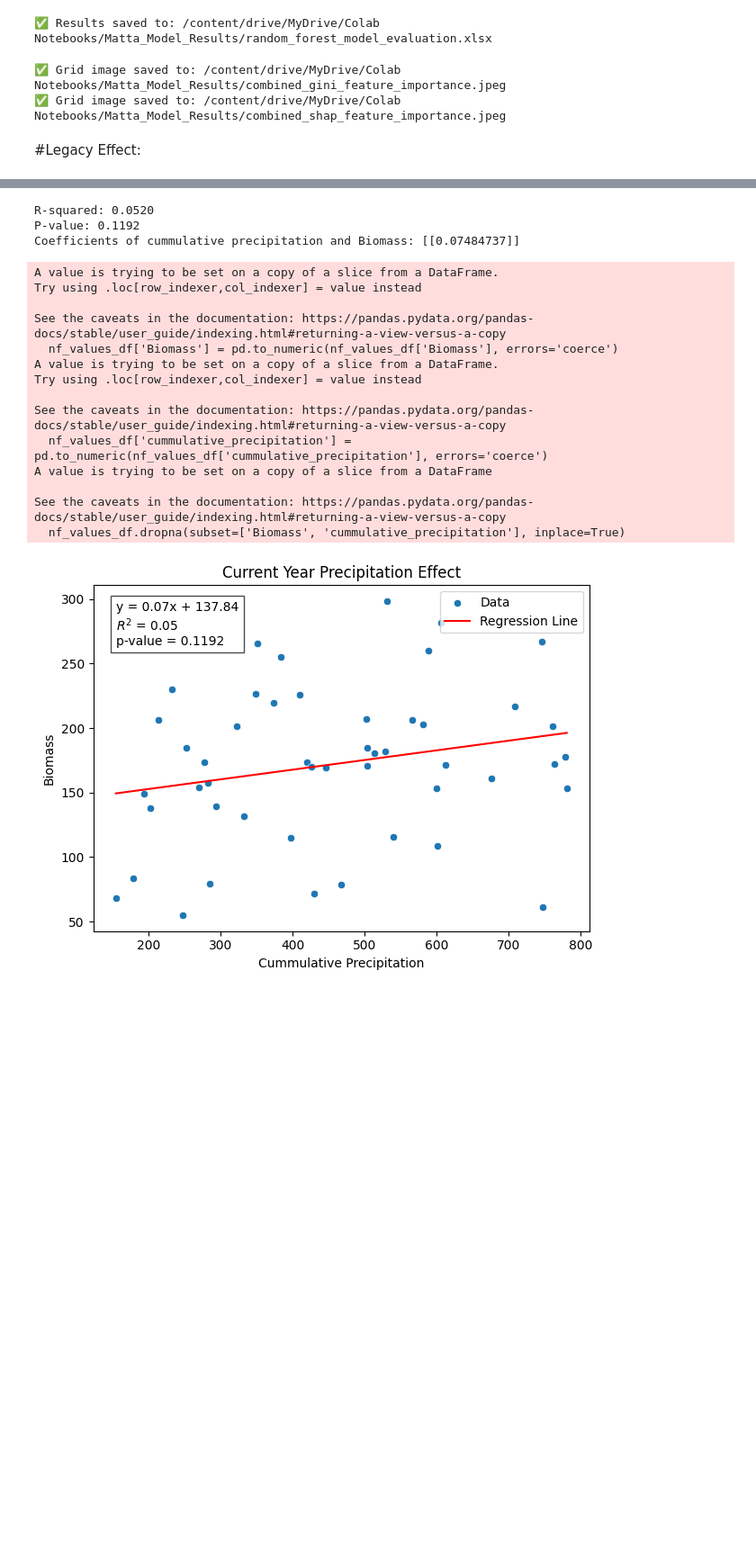
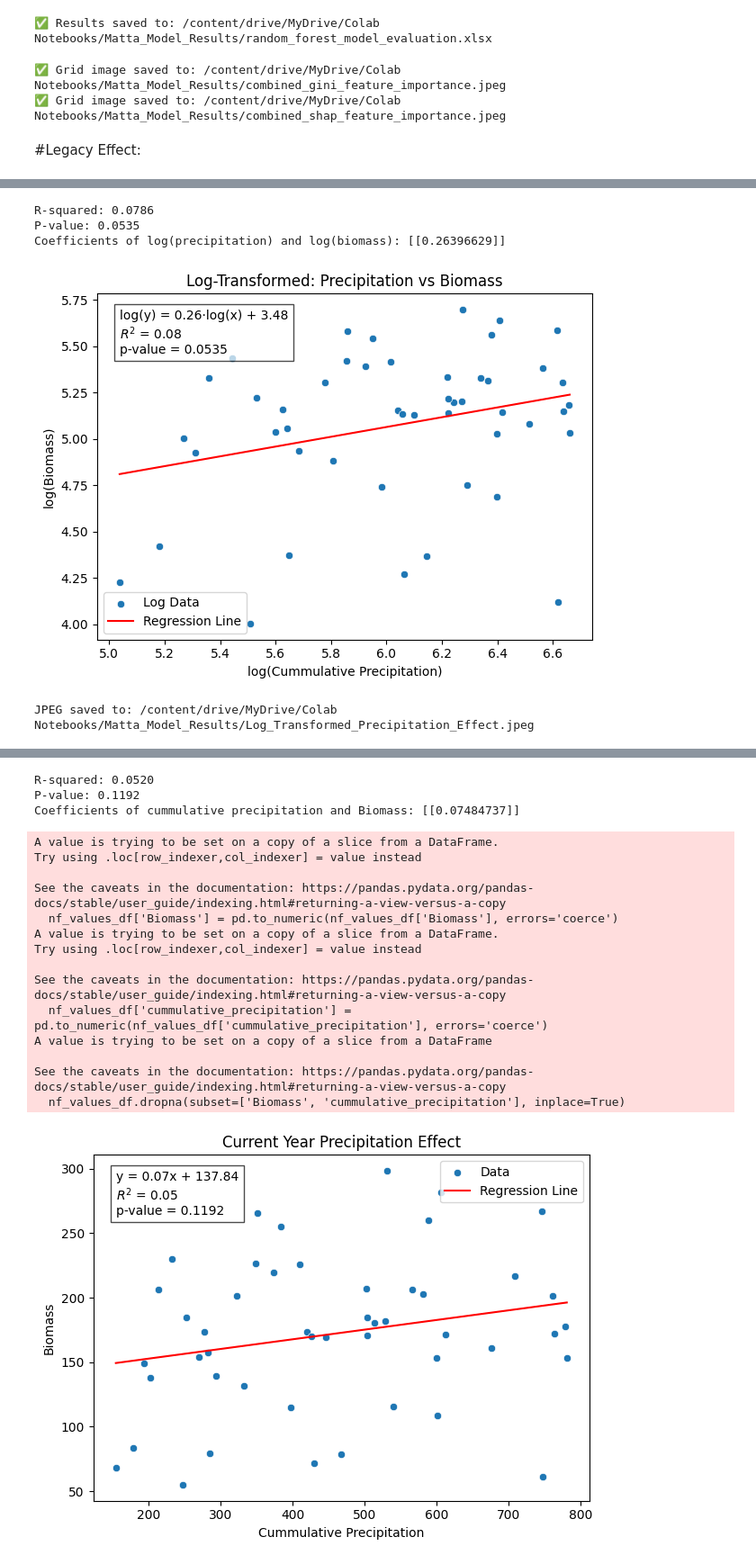
Before and after one commit to DaryaPerry1996/drought_biomass_predictor, a Jupyter notebook: Seminar_drought_biomass_dependance.ipynb, the cells around one changed output, grey strips where cells are left out. Shown at 90% size. Drawn from its saved outputs; the diff is of its cells as text; code cells hidden in the pictures; blank space fills up the shorter version.

Commit message:
added log legacy effect

```diff
--- a/Seminar_drought_biomass_dependance.ipynb
+++ b/Seminar_drought_biomass_dependance.ipynb
@@ -1695,3 +1695,76 @@ combine_images_grid(shap_files, combined_shap_path, grid_cols=2)
 ✅ Grid image saved to: /content/drive/MyDrive/Colab Notebooks/Matta_Model_Results/combined_shap_feature_importance.jpeg
 # %% [markdown]
 #Legacy Effect:
+# %%
+# Ensure numeric values
+nf_values_df['Biomass'] = pd.to_numeric(nf_values_df['Biomass'], errors='coerce')
+nf_values_df['cummulative_precipitation'] = pd.to_numeric(nf_values_df['cummulative_precipitation'], errors='coerce')
+
+# Drop NaNs and non-positive values (cannot take log of zero or negative)
+nf_values_df = nf_values_df[(nf_values_df['Biomass'] > 0) & (nf_values_df['cummulative_precipitation'] > 0)].dropna()
+
+# Take logarithm of both variables
+nf_values_df['log_Biomass'] = np.log(nf_values_df['Biomass'])
+nf_values_df['log_cumm_precip'] = np.log(nf_values_df['cummulative_precipitation'])
+
+# Define X and Y
+X = nf_values_df[['log_cumm_precip']]
+Y = nf_values_df[['log_Biomass']]
+
+# Fit linear regression model
+model = LinearRegression().fit(X, Y)
+Y_pred = model.predict(X)
+
+# Calculate R-squared
+r_squared = r2_score(Y, Y_pred)
+
+# Statsmodels for p-value
+X_sm = sm.add_constant(X)
+model_sm = sm.OLS(Y, X_sm).fit()
+p_value = model_sm.pvalues[1]
+
+# Print metrics
+print(f"R-squared: {r_squared:.4f}")
+if p_value < 0.0001:
+    print(f"P-value: {p_value:.4e}")
+else:
+    print(f"P-value: {p_value:.4f}")
+print(f"Coefficients of log(precipitation) and log(biomass): {model.coef_}")
+
+# Plotting
+sns.scatterplot(x=X['log_cumm_precip'], y=Y['log_Biomass'], label="Log Data")
+sns.lineplot(x=X['log_cumm_precip'], y=Y_pred.flatten(), color='red', label="Regression Line")
+
+# Add regression equation, R², and p-value
+slope = model.coef_[0][0]
+intercept = model.intercept_[0]
+p_value_str = f"{p_value:.4e}" if p_value < 0.0001 else f"{p_value:.4f}"
+
+equation = (
+    f'log(y) = {slope:.2f}·log(x) + {intercept:.2f}\n'
+    f'$R^2$ = {r_squared:.2f}\n'
+    f'p-value = {p_value_str}'
+)
+
+plt.text(
+    x=X['log_cumm_precip'].min(),
+    y=Y['log_Biomass'].max(),
+    s=equation,
+    fontsize=10,
+    verticalalignment='top',
+    bbox=dict(facecolor='white', edgecolor='black', alpha=0.7)
+)
+
+plt.title("Log-Transformed: Precipitation vs Biomass")
+plt.xlabel('log(Cummulative Precipitation)')
+plt.ylabel('log(Biomass)')
+plt.legend()
+plt.tight_layout()
+
+# Save path
+log_path = "/content/drive/MyDrive/Colab Notebooks/Matta_Model_Results/Log_Transformed_Precipitation_Effect.jpeg"
+plt.savefig(log_path, dpi=300, format='jpeg')
+plt.show()
+
+print(f"JPEG saved to: {log_path}")
+# %% [output]
@@ -1697,0 +1781,5 @@ combine_images_grid(shap_files, combined_shap_path, grid_cols=2)
+R-squared: 0.0786
+P-value: 0.0535
+Coefficients of log(precipitation) and log(biomass): [[0.26396629]]
+[figure, added]
+JPEG saved to: /content/drive/MyDrive/Colab Notebooks/Matta_Model_Results/Log_Transformed_Precipitation_Effect.jpeg
```
Also changed, not shown: parts of 5 cells of this notebook.
